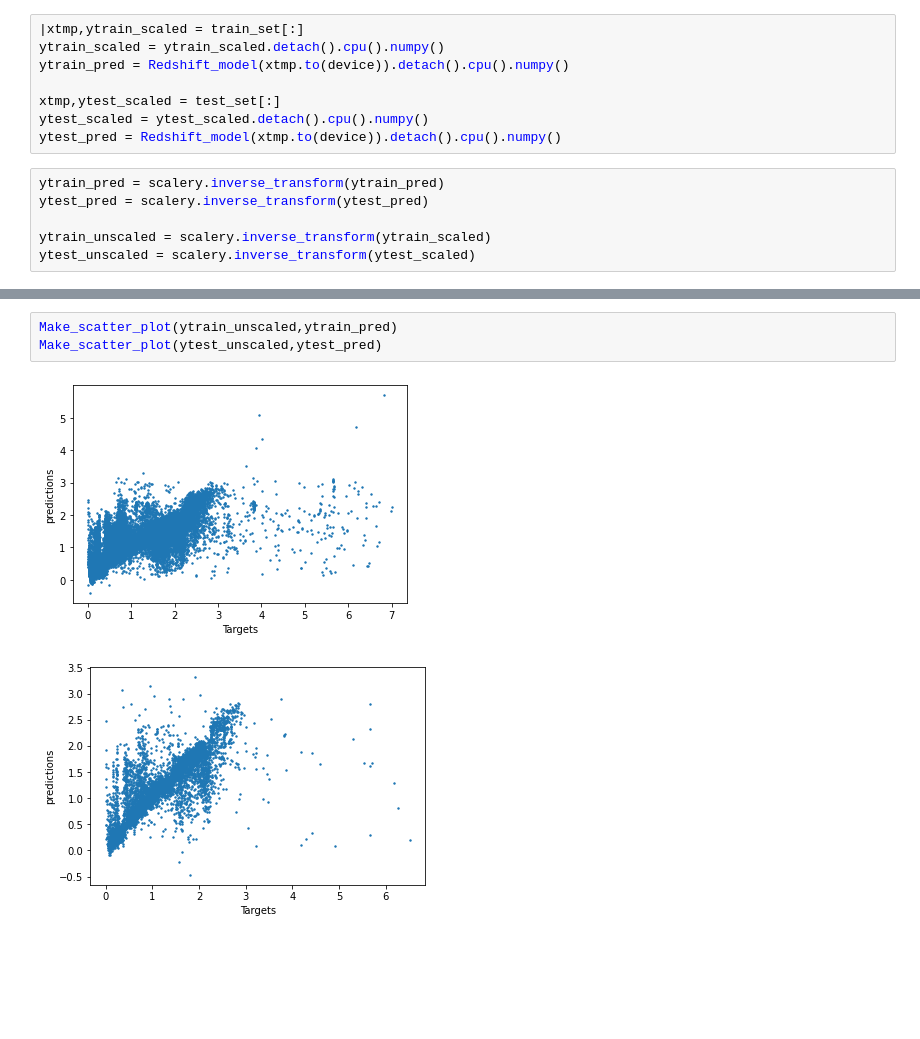
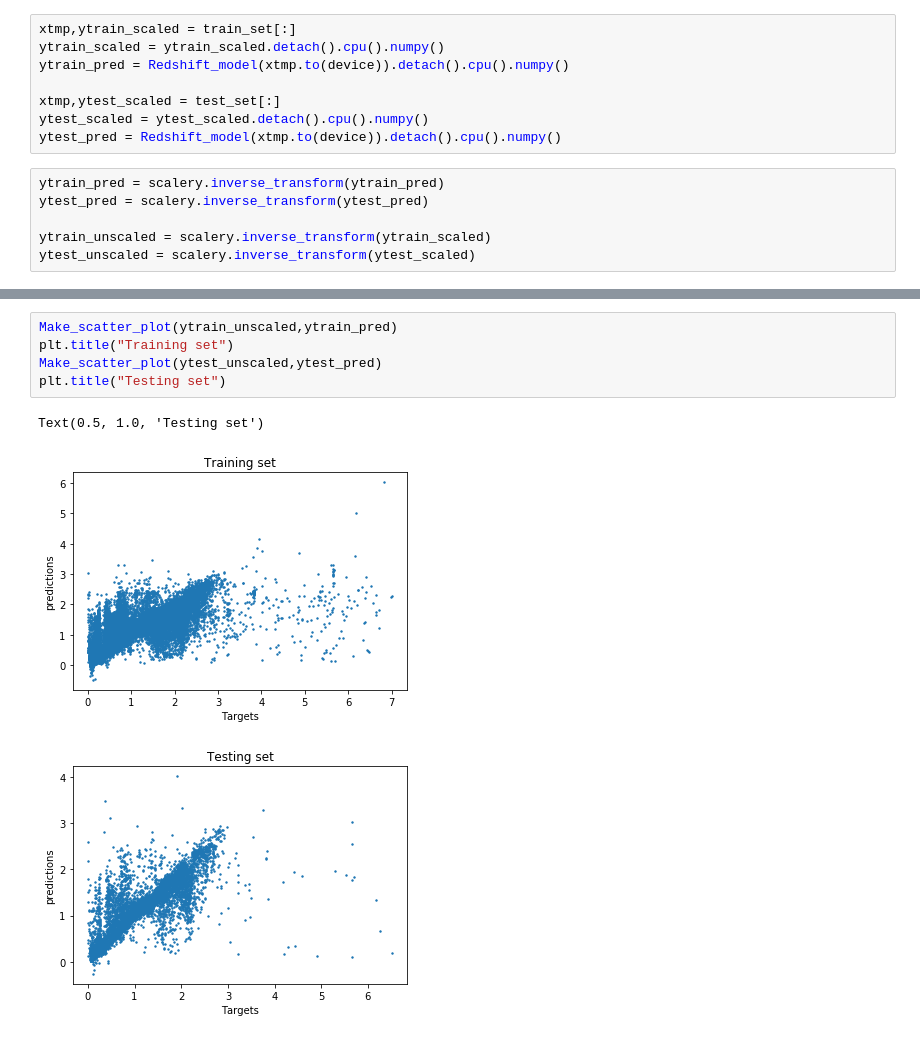
Before and after one commit to Vishal-Upendran/IUCAASummerSchool2021, a Jupyter notebook: Regression.ipynb, the cells around one changed output, grey strips where cells are left out. Saved outputs shown, nothing was run; the diff lists cells and outputs as text; blank space fills up the shorter version.

```diff
--- a/Regression.ipynb
+++ b/Regression.ipynb
@@ -373,5 +394,5 @@ plt.plot(testing_stats,'b')
 # %%
-|xtmp,ytrain_scaled = train_set[:]
+xtmp,ytrain_scaled = train_set[:]
 ytrain_scaled = ytrain_scaled.detach().cpu().numpy()
 ytrain_pred = Redshift_model(xtmp.to(device)).detach().cpu().numpy()
 
@@ -403,6 +424,9 @@ R2 score: 0.6191977868783356
 # %%
 Make_scatter_plot(ytrain_unscaled,ytrain_pred)
+plt.title("Training set")
 Make_scatter_plot(ytest_unscaled,ytest_pred)
+plt.title("Testing set")
 # %% [output]
+Text(0.5, 1.0, 'Testing set')
-[figure, old version]
+[figure, new version]
-[figure, old version]
+[figure, new version]
```
Also changed, not shown: parts of 13 cells of this notebook.
